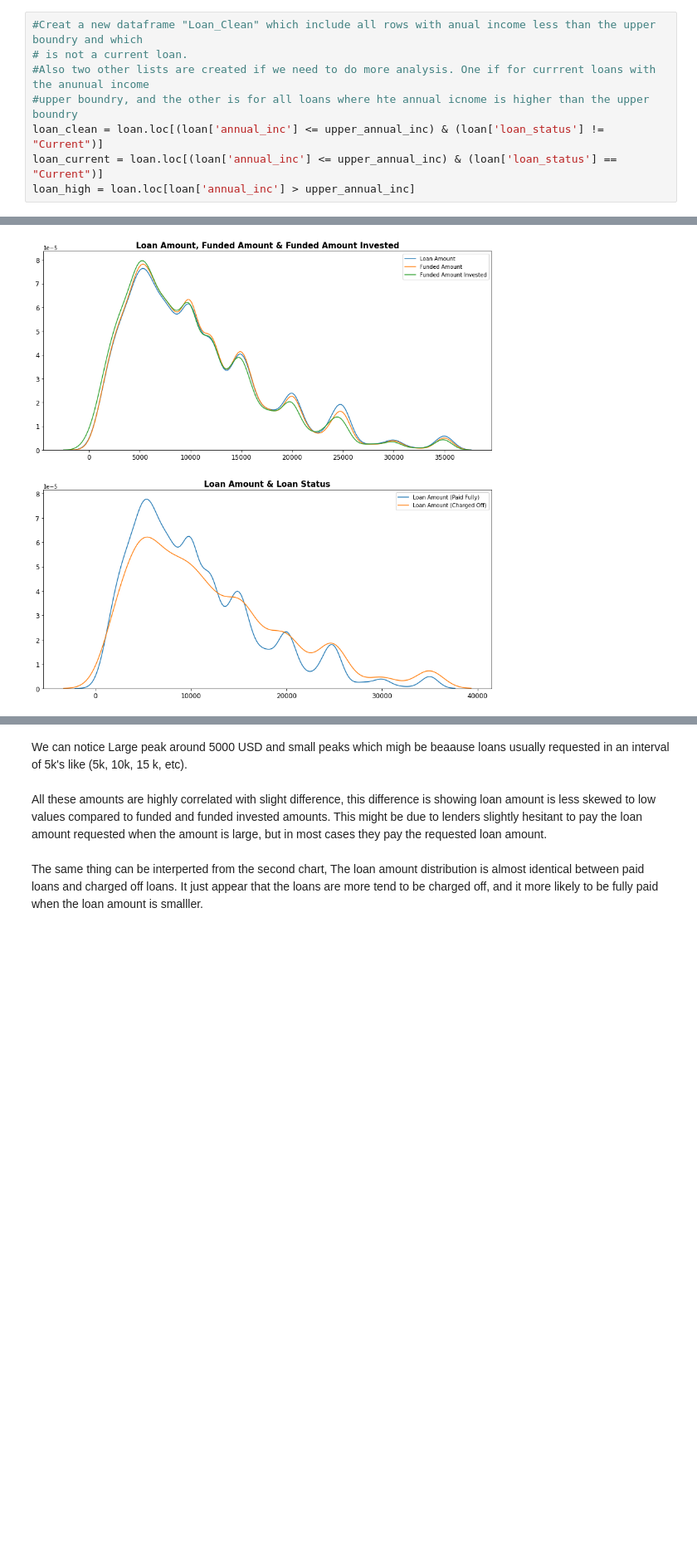
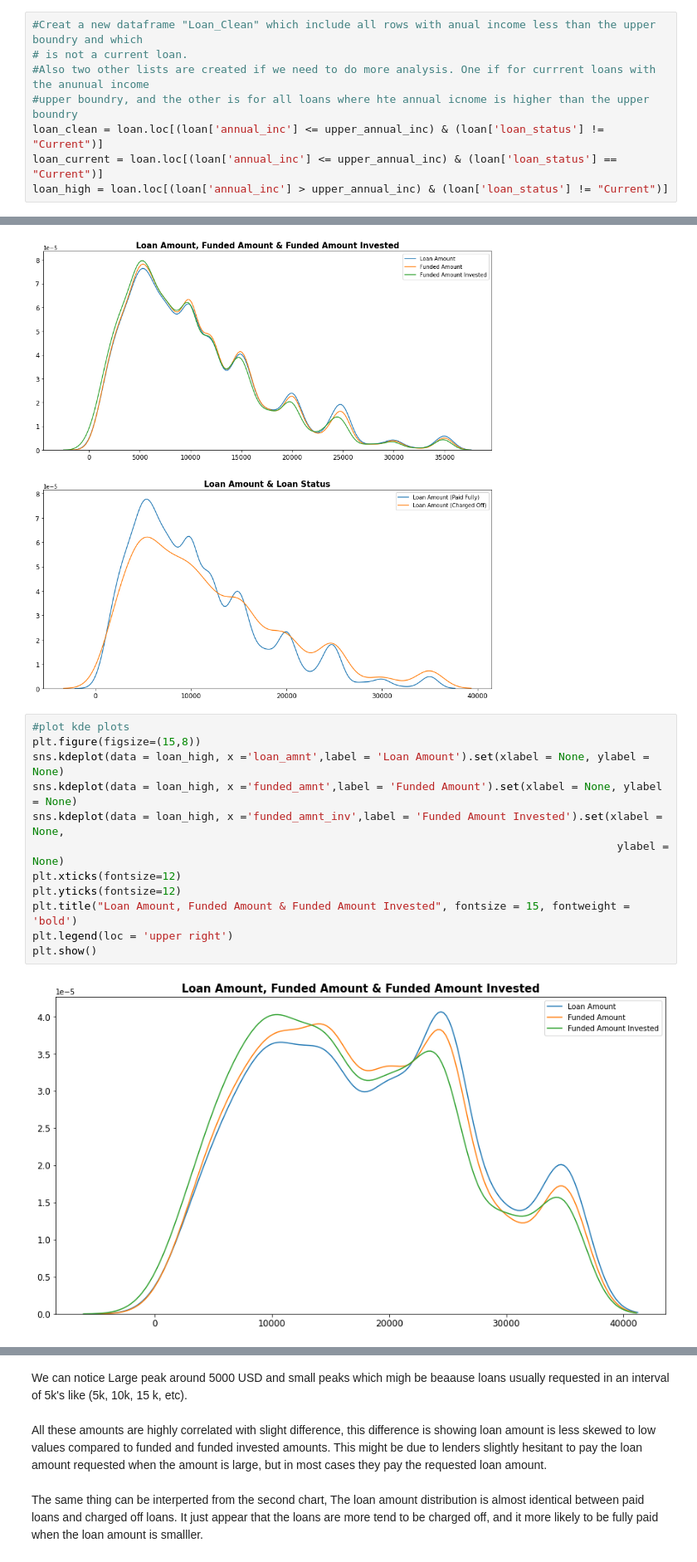
Before and after one commit to npalupunoori/LendingClubCaseStudy, a Jupyter notebook: Naren_Reddy_Palupunoori.ipynb, the cells around one changed output, grey strips where cells are left out. Shown at 83% size. Drawn from its saved outputs; the diff is of its cells as text; blank space fills up the shorter version.

```diff
--- a/Naren_Reddy_Palupunoori.ipynb
+++ b/Naren_Reddy_Palupunoori.ipynb
@@ -342,7 +342,7 @@ upper_annual_inc = loan.annual_inc.quantile(0.75) + 1.5 * (loan.annual_inc.quant
 #upper boundry, and the other is for all loans where hte annual icnome is higher than the upper boundry
 loan_clean = loan.loc[(loan['annual_inc'] <= upper_annual_inc) & (loan['loan_status'] != "Current")]
 loan_current = loan.loc[(loan['annual_inc'] <= upper_annual_inc) & (loan['loan_status'] == "Current")]
-loan_high = loan.loc[loan['annual_inc'] > upper_annual_inc]
+loan_high = loan.loc[(loan['annual_inc'] > upper_annual_inc) & (loan['loan_status'] != "Current")]
 # %%
 plt.figure(figsize = (8,8))
 plt.boxplot(loan_clean["annual_inc"])
@@ -487,4 +485,18 @@ plt.savefig("Loan-amt-loan-status.png")
 plt.show()
 # %% [output]
 [figure]
+# %%
+#plot kde plots
+plt.figure(figsize=(15,8))
+sns.kdeplot(data = loan_high, x ='loan_amnt',label = 'Loan Amount').set(xlabel = None, ylabel = None)
+sns.kdeplot(data = loan_high, x ='funded_amnt',label = 'Funded Amount').set(xlabel = None, ylabel = None)
+sns.kdeplot(data = loan_high, x ='funded_amnt_inv',label = 'Funded Amount Invested').set(xlabel = None,
+                                                                                          ylabel = None)
+plt.xticks(fontsize=12)
+plt.yticks(fontsize=12)
+plt.title("Loan Amount, Funded Amount & Funded Amount Invested", fontsize = 15, fontweight = 'bold')
+plt.legend(loc = 'upper right')
+plt.show()
+# %% [output]
+[figure, added]
 # %%
```
Also changed, not shown: parts of 34 cells of this notebook.
